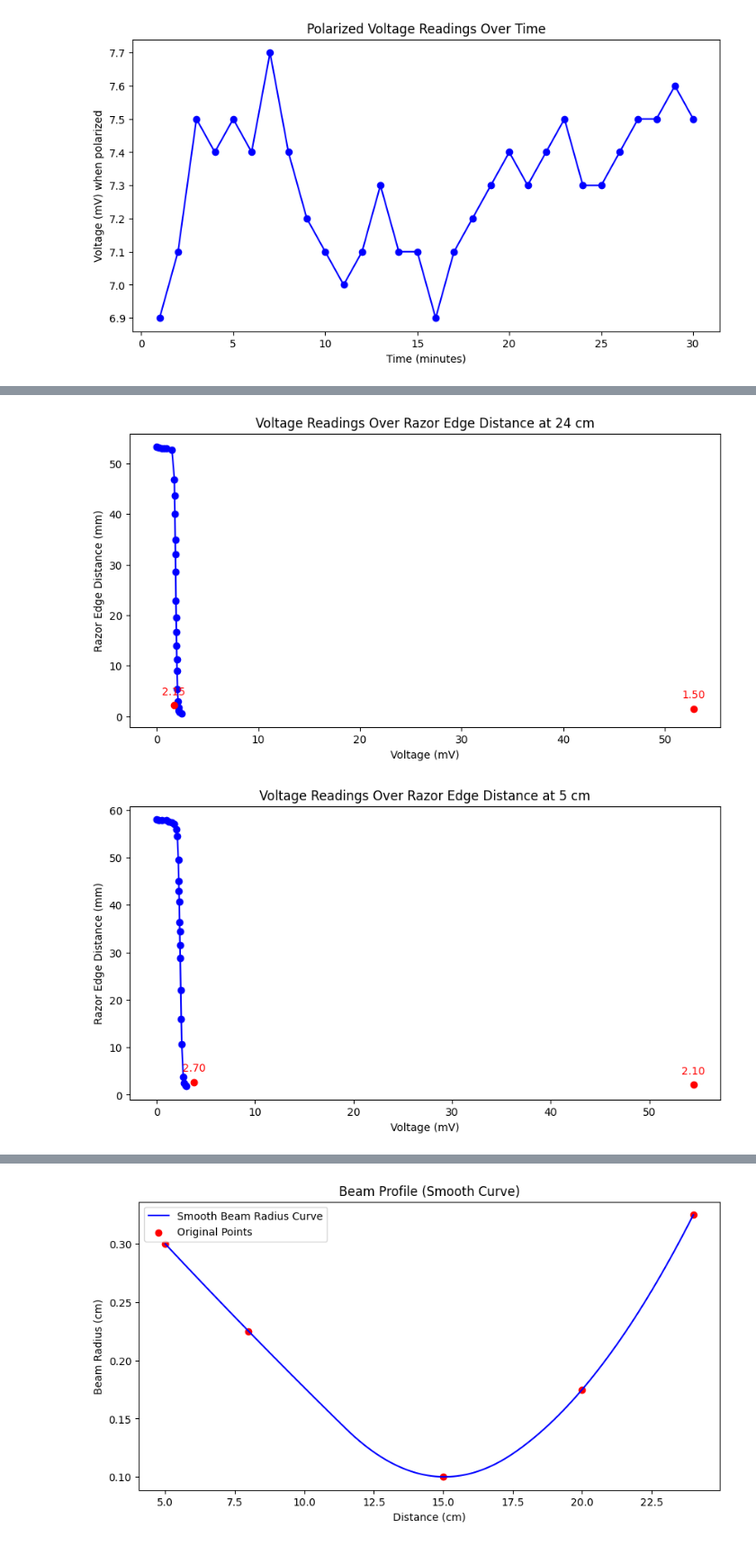
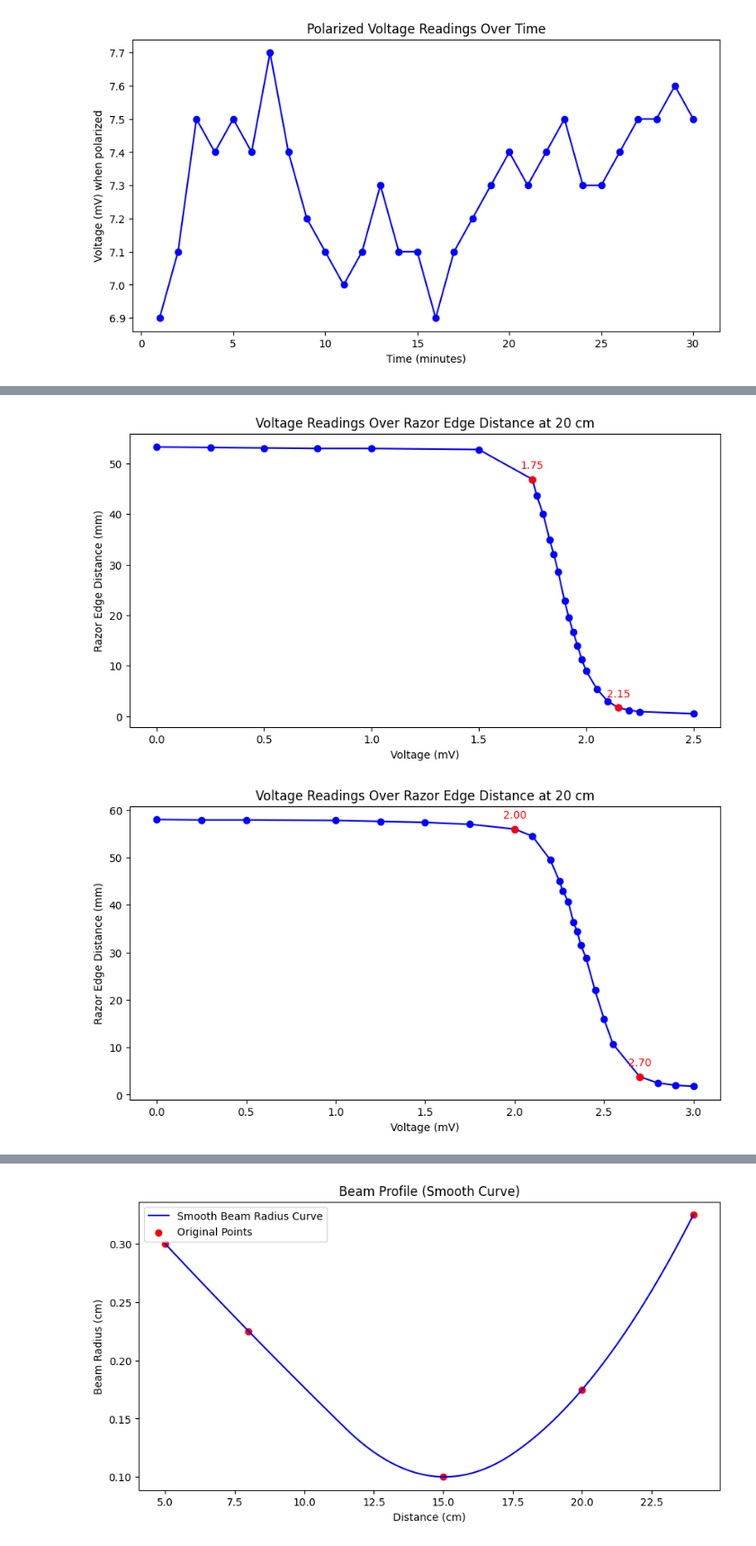
Before and after one commit to shanmehta2210/phy224, a Jupyter notebook: lab1.ipynb, the cells around one changed output, grey strips where cells are left out. Shown: that part at 90% size. Saved outputs shown, nothing was run; the diff lists cells and outputs as text; code cells hidden in the pictures.

```diff
--- a/lab1.ipynb
+++ b/lab1.ipynb
@@ -60,14 +61,15 @@ plt.plot(razor_edge_dist_15, volt_readings_15, marker='o', linestyle='-', color=
 plt.title('Voltage Readings Over Razor Edge Distance at 20 cm')
 plt.xlabel('Voltage (mV)')
 plt.ylabel('Razor Edge Distance (mm)')
-highlight_indices_15 = [9, 20]
-plt.scatter(volt_readings_15[highlight_indices_15], razor_edge_dist_15[highlight_indices_15], color='red', zorder=5)
 
-# Annotate their y-values (razor_edge_dist_15) on the y-axis
+highlight_indices_15 = [10, 19]  # Change these indices as needed
+plt.scatter(razor_edge_dist_15[highlight_indices_15], volt_readings_15[highlight_indices_15], color='red', zorder=5)
+
+# Annotate their razor edge distance above the dot
 for idx in highlight_indices_15:
     plt.annotate(f'{razor_edge_dist_15[idx]:.2f}',
-                 (volt_readings_15[idx], razor_edge_dist_15[idx]),
+                 (razor_edge_dist_15[idx], volt_readings_15[idx]),
                  textcoords="offset points", xytext=(0,10), ha='center', color='red')
-plt.savefig('Voltage Readings Over Razor Edge Distance at 20 cm.png')  # Save the figure as a PNG file
+
 plt.show()
 # %% [output]
@@ -79,43 +81,45 @@ volt_readings_15 = np.array([53.3, 53.2, 53.1, 53, 53, 52.8, 46.9, 43.7, 40, 35,
 razor_edge_dist_15 = np.array([0, .25, .5, .75, 1, 1.5, 1.75, 1.77, 1.8, 1.83, 1.85, 1.87, 1.9, 1.92, 1.94, 1.96, 1.98, 2, 2.05, 2.1, 2.15, 2.2, 2.25, 2.5])
 plt.figure(figsize=(10, 5))
 plt.plot(razor_edge_dist_15, volt_readings_15, marker='o', linestyle='-', color='b', label='Voltage Readings')
-plt.title('Voltage Readings Over Razor Edge Distance at 24 cm')
+plt.title('Voltage Readings Over Razor Edge Distance at 20 cm')
 plt.xlabel('Voltage (mV)')
 plt.ylabel('Razor Edge Distance (mm)')
-highlight_indices_15 = [5, 20]
-plt.scatter(volt_readings_15[highlight_indices_15], razor_edge_dist_15[highlight_indices_15], color='red', zorder=5)
 
-# Annotate their y-values (razor_edge_dist_15) on the y-axis
+highlight_indices_15 = [6, 20]  # Change these indices as needed
+plt.scatter(razor_edge_dist_15[highlight_indices_15], volt_readings_15[highlight_indices_15], color='red', zorder=5)
+
+# Annotate their razor edge distance above the dot
 for idx in highlight_indices_15:
     plt.annotate(f'{razor_edge_dist_15[idx]:.2f}',
-                 (volt_readings_15[idx], razor_edge_dist_15[idx]),
+                 (razor_edge_dist_15[idx], volt_readings_15[idx]),
                  textcoords="offset points", xytext=(0,10), ha='center', color='red')
-plt.savefig('Voltage Readings Over Razor Edge Distance at 24 cm.png')  # Save the figure as a PNG file
+
 plt.show()
 # %% [output]
-[figure, old version]
+[figure, new version]
 # %%
 import matplotlib.pyplot as plt
 import numpy as np
 volt_readings_15 = np.array([58, 57.9, 57.9, 57.8, 57.6, 57.4, 57, 56, 54.5, 49.5, 45.1, 43, 40.7, 36.3, 34.4, 31.6, 28.8, 22, 16, 10.7, 3.8, 2.5, 2, 1.8])
 razor_edge_dist_15 = np.array([0, .25, .5, 1, 1.25, 1.5, 1.75, 2, 2.1, 2.2, 2.25, 2.27, 2.3, 2.33, 2.35, 2.37, 2.4, 2.45, 2.5, 2.55, 2.7, 2.8, 2.9, 3])
 plt.figure(figsize=(10, 5))
 plt.plot(razor_edge_dist_15, volt_readings_15, marker='o', linestyle='-', color='b', label='Voltage Readings')
-plt.title('Voltage Readings Over Razor Edge Distance at 5 cm')
+plt.title('Voltage Readings Over Razor Edge Distance at 20 cm')
 plt.xlabel('Voltage (mV)')
 plt.ylabel('Razor Edge Distance (mm)')
-highlight_indices_15 = [8, 20]
-plt.scatter(volt_readings_15[highlight_indices_15], razor_edge_dist_15[highlight_indices_15], color='red', zorder=5)
 
-# Annotate their y-values (razor_edge_dist_15) on the y-axis
+highlight_indices_15 = [7, 20]  # Change these indices as needed
+plt.scatter(razor_edge_dist_15[highlight_indices_15], volt_readings_15[highlight_indices_15], color='red', zorder=5)
+
+# Annotate their razor edge distance above the dot
 for idx in highlight_indices_15:
     plt.annotate(f'{razor_edge_dist_15[idx]:.2f}',
-                 (volt_readings_15[idx], razor_edge_dist_15[idx]),
+                 (razor_edge_dist_15[idx], volt_readings_15[idx]),
                  textcoords="offset points", xytext=(0,10), ha='center', color='red')
-plt.savefig('Voltage Readings Over Razor Edge Distance at 5 cm.png')  # Save the figure as a PNG file
+
 plt.show()
 # %% [output]
-[figure, old version]
+[figure, new version]
 # %%
 import matplotlib.pyplot as plt
 import numpy as np
```
Also changed, not shown: parts of 3 cells of this notebook, 6 other files.
